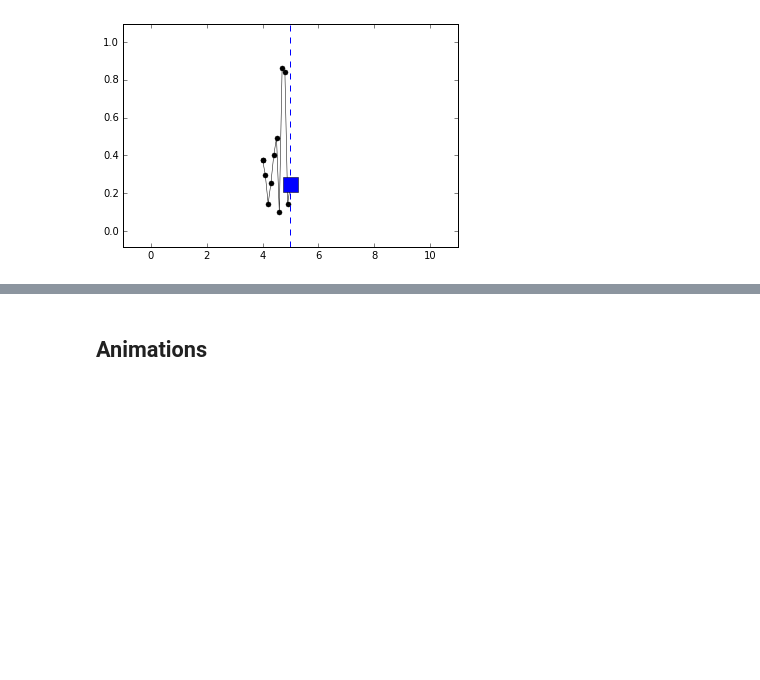
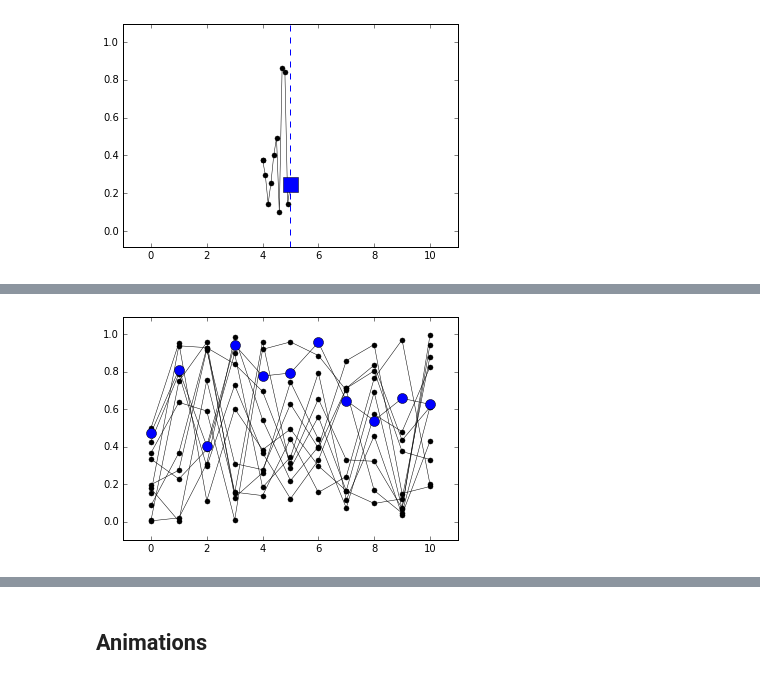
Before and after one commit to kecnry/autofig, a Jupyter notebook: examples/autofig_basics.ipynb, the cells around one changed output, grey strips where cells are left out. Drawn from its saved outputs; the diff is of its cells as text; code cells hidden in the pictures; blank space fills up the shorter version.

```diff
--- a/examples/autofig_basics.ipynb
+++ b/examples/autofig_basics.ipynb
@@ -334,0 +346,6 @@ autofig.draw(i=5)
+# %%
+autofig.reset()
+autofig.plot(x=xs, y=ys, i=indeps, show=True)
+autofig.draw(i=3, show=True)
+# %% [output]
+[figure, added]
```
Also changed, not shown: parts of 5 cells of this notebook.
